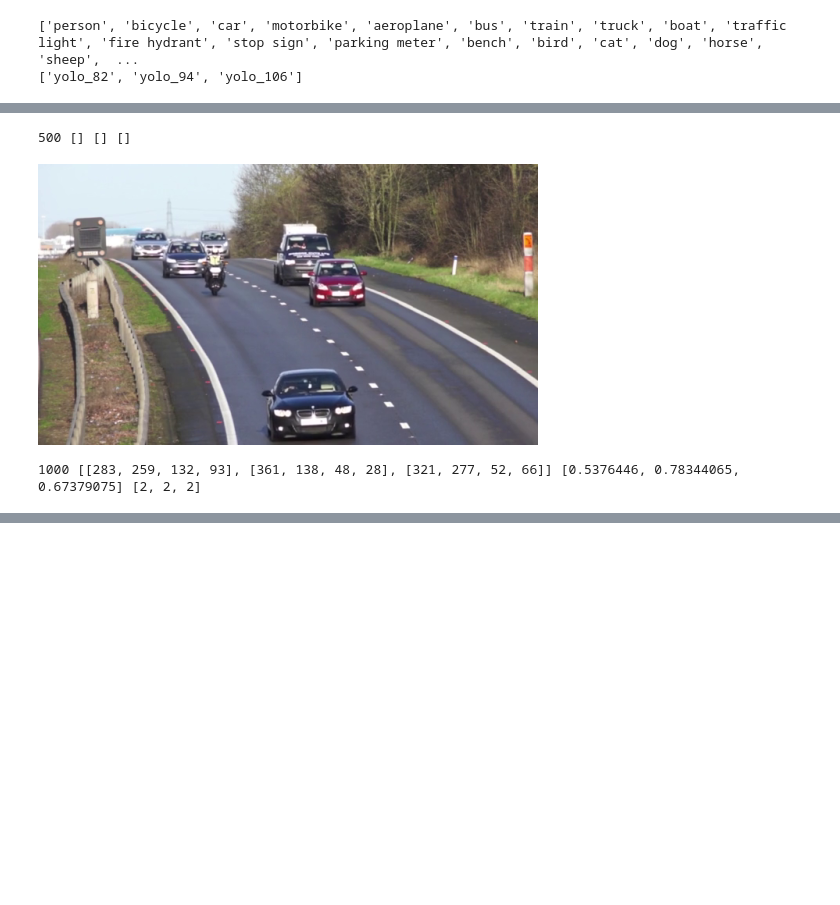
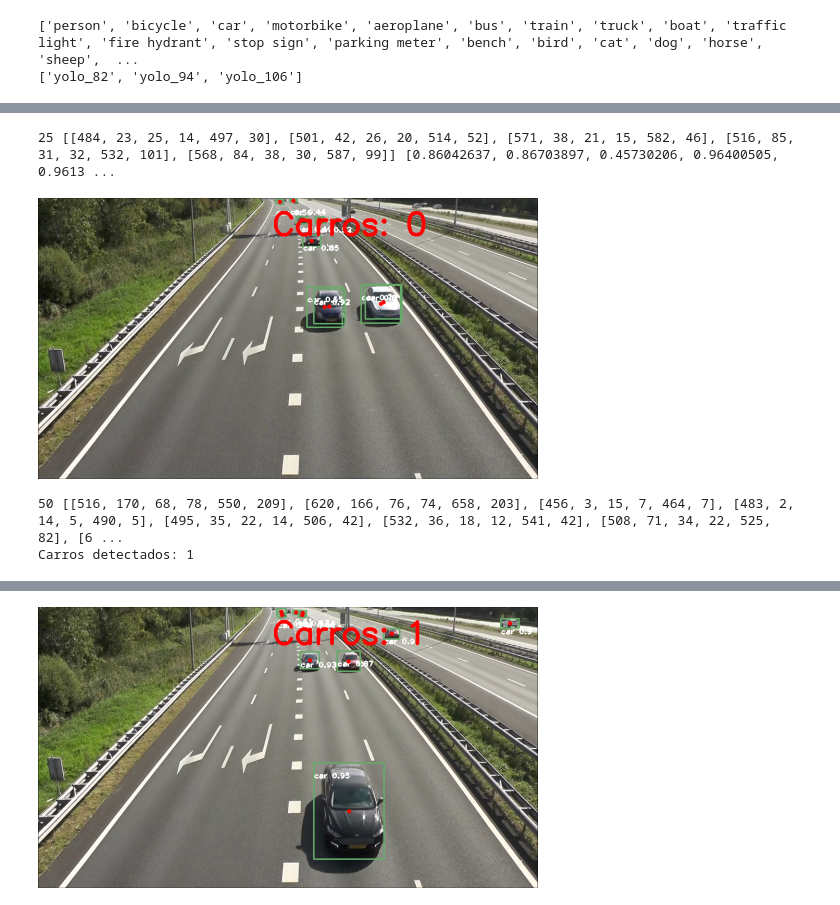
Before and after one commit to girotodenis/ReconhecimentoImagemVisaoComputacional, a Jupyter notebook: Projeto2.ipynb, the cells around one changed output, grey strips where cells are left out. Cells and saved outputs as stored; diff of their text form; code cells hidden in the pictures; blank space fills up the shorter version.

```diff
--- a/Projeto2.ipynb
+++ b/Projeto2.ipynb
@@ -55,6 +57,24 @@ cores = np.random.uniform(0,255,size=(len(classes), 3))
 # %% [output]
 ['person', 'bicycle', 'car', 'motorbike', 'aeroplane', 'bus', 'train', 'truck', 'boat', 'traffic light', 'fire hydrant', 'stop sign', 'parking meter', 'bench', 'bird', 'cat', 'dog', 'horse', 'sheep',  ...
 ['yolo_82', 'yolo_94', 'yolo_106']
+# %%
+def encontrar_objetos_dnn(outs):
+  class_ids = []
+  confidences = []
+  boxes = []
+
+  for out in outs:
+    for detection in out:
+      scores = detection[5:]
+      class_id = np.argmax(scores)
+      confidence = scores[class_id]
+
+      if confidence>0.4:
+        x,y,w,h,cx,cy = calcula_box(detection,width,height)
+        boxes.append([x,y,w,h,cx,cy])
+        confidences.append(confidence)
+        class_ids.append(class_id)
+  return class_ids, confidences, boxes
 # %%
 def calcula_box(detection, width, height):
   center_x = int(detection[0]*width)
@@ -67,7 +87,7 @@ def calcula_box(detection, width, height):
 # %%
 def desenha_box(frame, boxes, class_ids, confidences):
   for i in range(len(boxes)):
-    x,y,w,h = boxes[i]
+    x,y,w,h,cx,cy = boxes[i]
     label = str(classes[class_ids[i]])
     label += ' '+ str(round(confidences[i],2))
     cor = cores[class_ids[i]]
@@ -76,57 +116,67 @@ def desenha_box(frame, boxes, class_ids, confidences):
 # %%
-cap = cv2.VideoCapture('./projeto/videos/Car2166.mp4')
+cap = cv2.VideoCapture('./projeto/videos/Car2167.mp4')
 width = int(cap.get(cv2.CAP_PROP_FRAME_WIDTH))
 height = int(cap.get(cv2.CAP_PROP_FRAME_HEIGHT))
-writer = cv2.VideoWriter('./projeto/videos/carros2165_novo.mp4', cv2.VideoWriter_fourcc(*'DIVX'),20,(width, height))
+writer = cv2.VideoWriter('./projeto/videos/novo_Car2165.mp4', cv2.VideoWriter_fourcc(*'DIVX'),20,(width, height))
 
 print(width, height)
 if cap.isOpened() == False:
     print('error file not found')
 
 cod_frame=0
+inicio = int(round(time.time() * 1000))
+detectados = []
+
+carros = 0
+
+
 while cap.isOpened():
     cod_frame+=1
     ret, frame = cap.read()
-
     if ret == True:
 
-        #cv2.line(frame,(620 ,280),(660, 280),(255,255,255), 1)
-        #cv2.line(frame,(620 ,480),(660, 480),(255,255,255), 1)
-        #cv2.line(frame,(640 ,280),(640, 480),(255,255,255), 2)
+        #frame_volume_objetos = preprocesso_encontrar_objetos_bordas(frame);
+        #desenha_retangulo_objeto(frame, frame_volume_objetos)
 
         #BGR -> RGB
         blob = cv2.dnn.blobFromImage(frame, 0.00392,(320,320),(0,0,0),True)
         net.setInput(blob)
         outs = net.forward(outputLayers)
 
-        class_ids = []
-        confidences = []
-        boxes = []
+        class_ids ,confidences , boxes = encontrar_objetos_dnn(outs)
 
-        for out in outs:
-          for detection in out:
-            scores = detection[5:]
-            class_id = np.argmax(scores)
-            confidence = scores[class_id]
+        desenha_box(frame, boxes, class_ids, confidences)
 
-            if confidence>0.4:
-              x,y,w,h = calcula_box(detection,width,height)
-              boxes.append([x,y,w,h])
-              confidences.append(confidence)
-              class_ids.append(class_id)
+        for i in range(len(boxes)):
+          x,y,w,h,cx,cy = boxes[i]
+          detectados.append((x,y,w,h,cx,cy))
+          cv2.circle(frame, (cx,cy) , 4, (0, 0, 255), -1)
 
-        if cod_frame % 500 == 0:
+        for (x,y,w,h,cx,cy) in detectados:
+          if (390 + 8) > cy > (390 - 8):
+            carros += 1
+            detectados.remove((x,y,w,h,cx,cy))
+            print("Carros detectados: " + str(carros))
+
+        text = f'Carros: {carros}'
+        cv2.putText(frame, text, (0, 70), cv2.FONT_HERSHEY_SIMPLEX, 2, (0, 0, 255), 5)
+
+
+        if cod_frame % 25 == 0:
           nome_foto = 'foto_'+str(cod_frame)+'.png'
           cv2.imwrite(nome_foto, imutils.resize(frame, width=500))
           cv2_imshow(cv2.imread(nome_foto))
+          #cv2_imshow(frame_volume_objetos)
           print(cod_frame, boxes, confidences, class_ids)
 
-        desenha_box(frame, boxes, class_ids, confidences)
 
         writer.write(frame)
+
     else:
         break
 
+
+
 cap.release()
 writer.release()
 # %% [output]
@@ -135,3 +185,4 @@ writer.release()
-500 [] [] []
+25 [[484, 23, 25, 14, 497, 30], [501, 42, 26, 20, 514, 52], [571, 38, 21, 15, 582, 46], [516, 85, 31, 32, 532, 101], [568, 84, 38, 30, 587, 99]] [0.86042637, 0.86703897, 0.45730206, 0.96400505, 0.9613 ...
-[figure, old version]
+[figure, new version]
-1000 [[283, 259, 132, 93], [361, 138, 48, 28], [321, 277, 52, 66]] [0.5376446, 0.78344065, 0.67379075] [2, 2, 2]
+50 [[516, 170, 68, 78, 550, 209], [620, 166, 76, 74, 658, 203], [456, 3, 15, 7, 464, 7], [483, 2, 14, 5, 490, 5], [495, 35, 22, 14, 506, 42], [532, 36, 18, 12, 541, 42], [508, 71, 34, 22, 525, 82], [6 ...
+Carros detectados: 1
@@ -139,0 +191 @@ writer.release()
+[figure, added]
```
Also changed, not shown: parts of 6 cells of this notebook.
